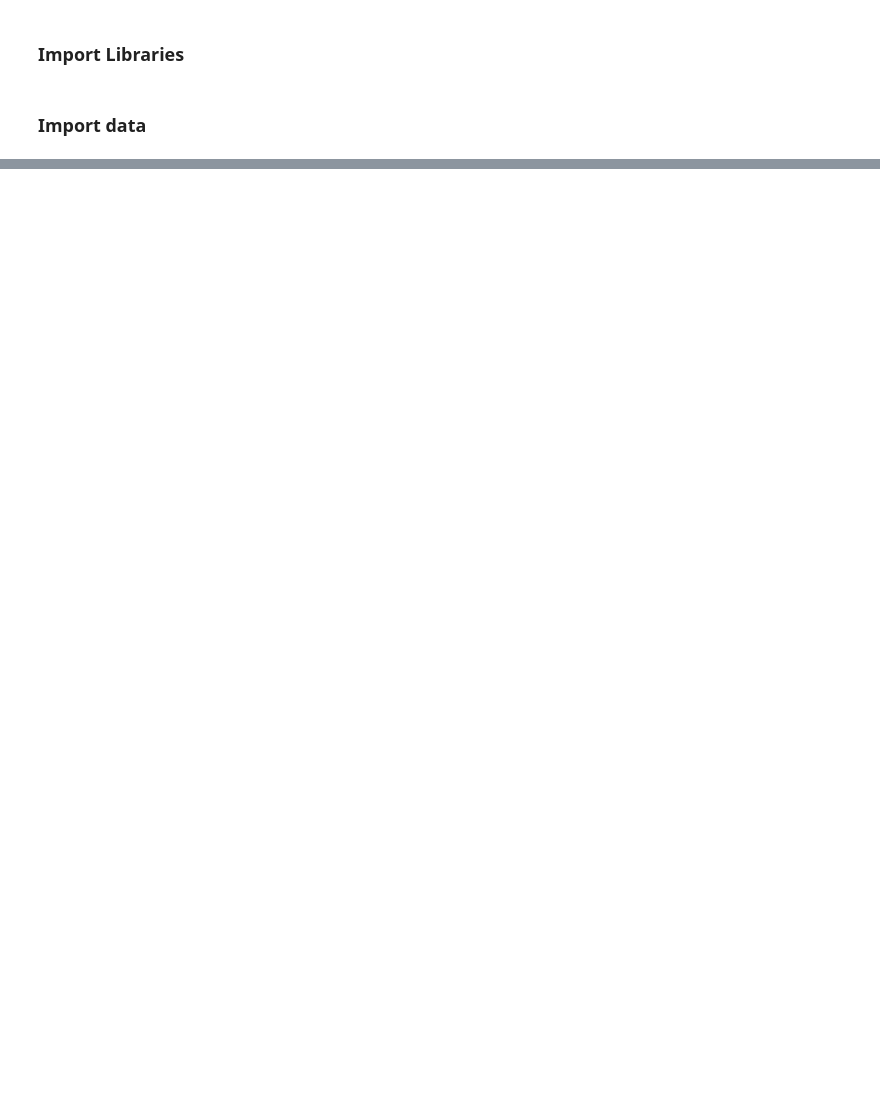
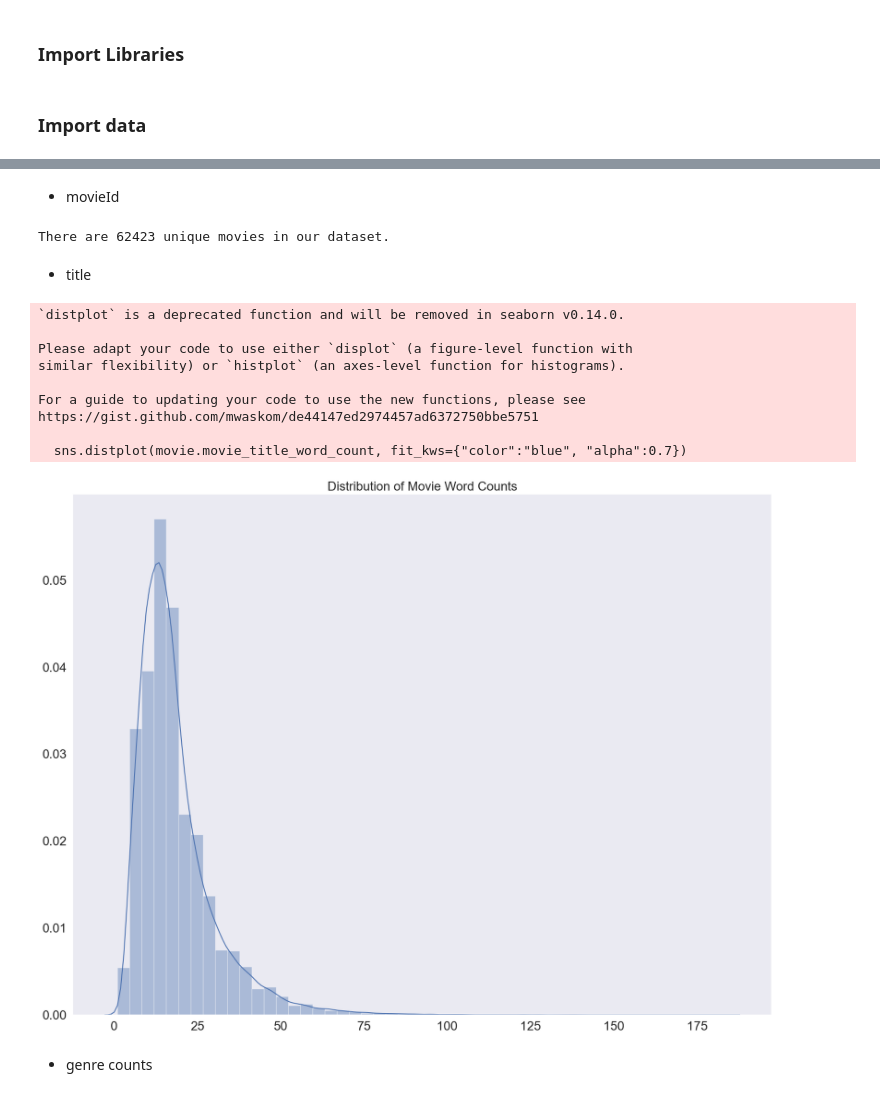
Before and after one commit to yoonho-kim1/stats-418-project, a Jupyter notebook: code/02_eda.ipynb, the cells around one changed output, grey strips where cells are left out. Drawn from its saved outputs; the diff is of its cells as text; code cells hidden in the pictures; blank space fills up the shorter version.

Commit message:
eda using the new dataset

```diff
--- a/code/02_eda.ipynb
+++ b/code/02_eda.ipynb
@@ -3,12 +3,12 @@
 # %%
 import pandas as pd
 import numpy as np
+import re
 import os
-import re
 import pickle
 import matplotlib.pyplot as plt
 import seaborn as sns
 %matplotlib inline
-pd.set_option('display.max_columns', None)
+sns.set(style='dark',)
 # %% [markdown]
 ### Import data
@@ -266,0 +15,7 @@ Name: rating, Length: 7565, dtype: float64
+# %%
+df_path = '../assets/df.pkl'
+movie_path = '../assets/movie.pkl'
+rating_path = '../assets/rating.pkl'
+df = pd.read_pickle(data_path)
+movie = pd.read_pickle(movie_path)
+rating = pd.read_pickle(rating_path)
@@ -266,0 +36,33 @@ Name: rating, Length: 7565, dtype: float64
+# %% [markdown]
+- movieId
+# %%
+unique_movies = movie.movieId.nunique()
+print(f"There are {unique_movies} unique movies in our dataset. ")
+# %% [output]
+There are 62423 unique movies in our dataset.
+# %% [markdown]
+- title
+# %%
+movie.loc[:, 'movie_title_word_count'] = movie.clean_movie_title.apply(lambda title: len(title.strip()))
+# %%
+plt.figure(figsize = (20, 15))
+plt.title("Distribution of Movie Word Counts", fontsize = 20)
+sns.distplot(movie.movie_title_word_count,
+             fit_kws={"color":"blue", "alpha":0.7})
+plt.xlabel('')
+plt.ylabel('')
+plt.xticks(fontsize = 20)
+plt.yticks(fontsize = 20);
+# %% [output]
+`distplot` is a deprecated function and will be removed in seaborn v0.14.0.
+
+Please adapt your code to use either `displot` (a figure-level function with
+similar flexibility) or `histplot` (an axes-level function for histograms).
+
+For a guide to updating your code to use the new functions, please see
+https://gist.github.com/mwaskom/de44147ed2974457ad6372750bbe5751
+
+  sns.distplot(movie.movie_title_word_count, fit_kws={"color":"blue", "alpha":0.7})
+[figure, added]
+# %% [markdown]
+- genre counts
```
Also changed, not shown: parts of 86 cells of this notebook.
